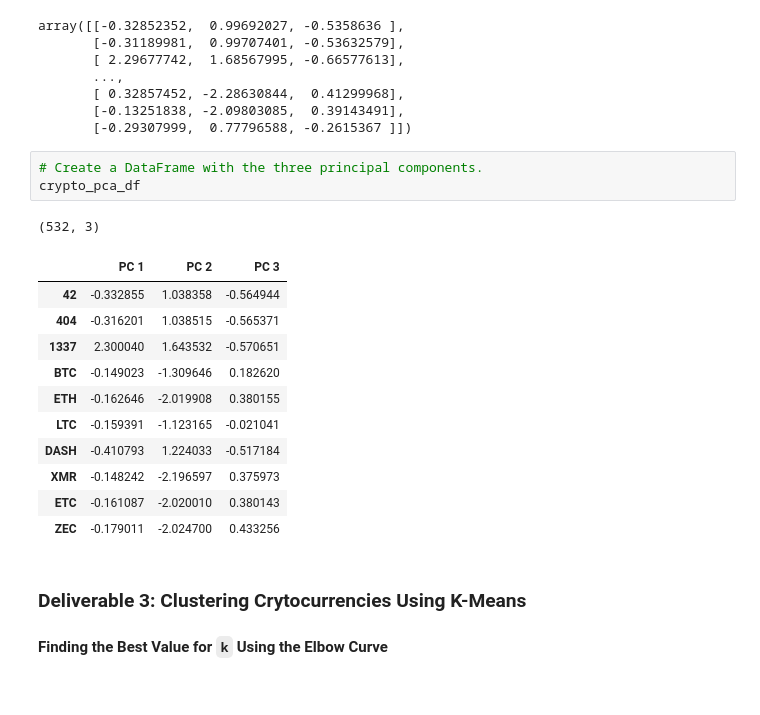
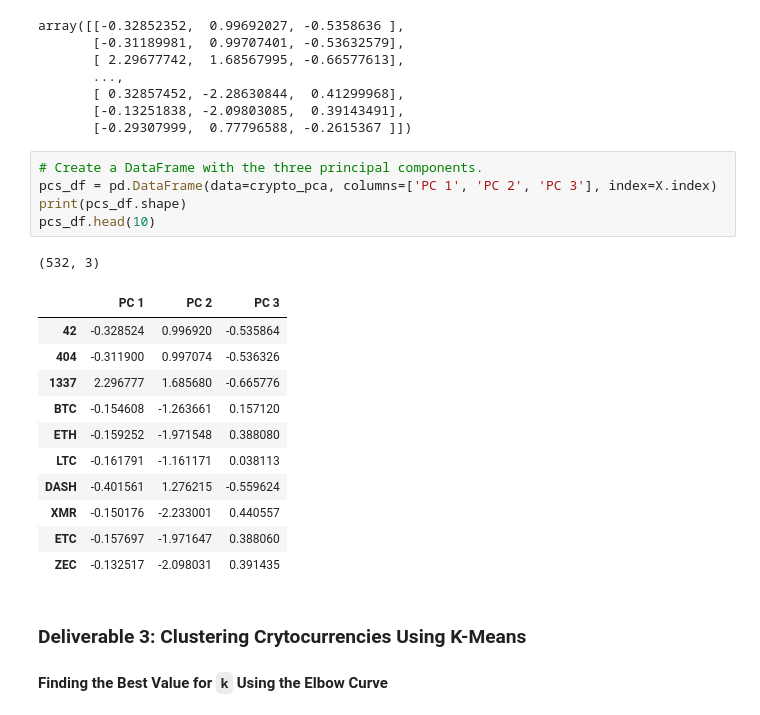
Before and after one commit to mhertel278/Cryptocurrencies, a Jupyter notebook: crypto_clustering.ipynb, the cells around one changed output. Cells and saved outputs as stored; diff of their text form.

```diff
--- a/crypto_clustering.ipynb
+++ b/crypto_clustering.ipynb
@@ -171,20 +171,22 @@ array([[-0.32852352,  0.99692027, -0.5358636 ],
        [-0.29307999,  0.77796588, -0.2615367 ]])
 # %%
 # Create a DataFrame with the three principal components.
-crypto_pca_df
+pcs_df = pd.DataFrame(data=crypto_pca, columns=['PC 1', 'PC 2', 'PC 3'], index=X.index)
+print(pcs_df.shape)
+pcs_df.head(10)
 # %% [output]
 (532, 3)
 |  | PC 1 | PC 2 | PC 3 |
-| 42 | -0.332855 | 1.038358 | -0.564944 |
-| 404 | -0.316201 | 1.038515 | -0.565371 |
-| 1337 | 2.300040 | 1.643532 | -0.570651 |
-| BTC | -0.149023 | -1.309646 | 0.182620 |
-| ETH | -0.162646 | -2.019908 | 0.380155 |
-| LTC | -0.159391 | -1.123165 | -0.021041 |
-| DASH | -0.410793 | 1.224033 | -0.517184 |
-| XMR | -0.148242 | -2.196597 | 0.375973 |
-| ETC | -0.161087 | -2.020010 | 0.380143 |
-| ZEC | -0.179011 | -2.024700 | 0.433256 |
+| 42 | -0.328524 | 0.996920 | -0.535864 |
+| 404 | -0.311900 | 0.997074 | -0.536326 |
+| 1337 | 2.296777 | 1.685680 | -0.665776 |
+| BTC | -0.154608 | -1.263661 | 0.157120 |
+| ETH | -0.159252 | -1.971548 | 0.388080 |
+| LTC | -0.161791 | -1.161171 | 0.038113 |
+| DASH | -0.401561 | 1.276215 | -0.559624 |
+| XMR | -0.150176 | -2.233001 | 0.440557 |
+| ETC | -0.157697 | -1.971647 | 0.388060 |
+| ZEC | -0.132517 | -2.098031 | 0.391435 |
 # %% [markdown]
 ### Deliverable 3: Clustering Crytocurrencies Using K-Means
 
```
